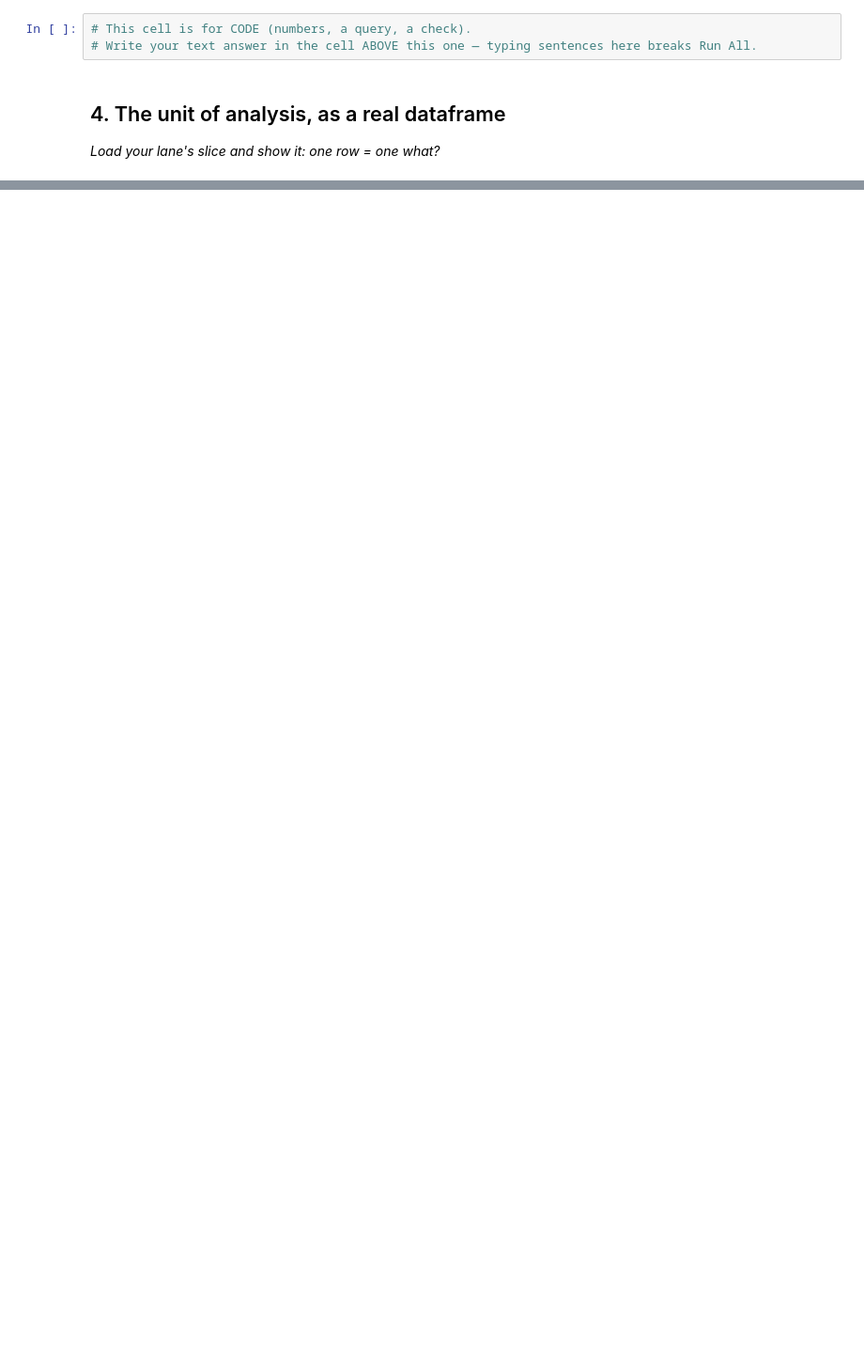
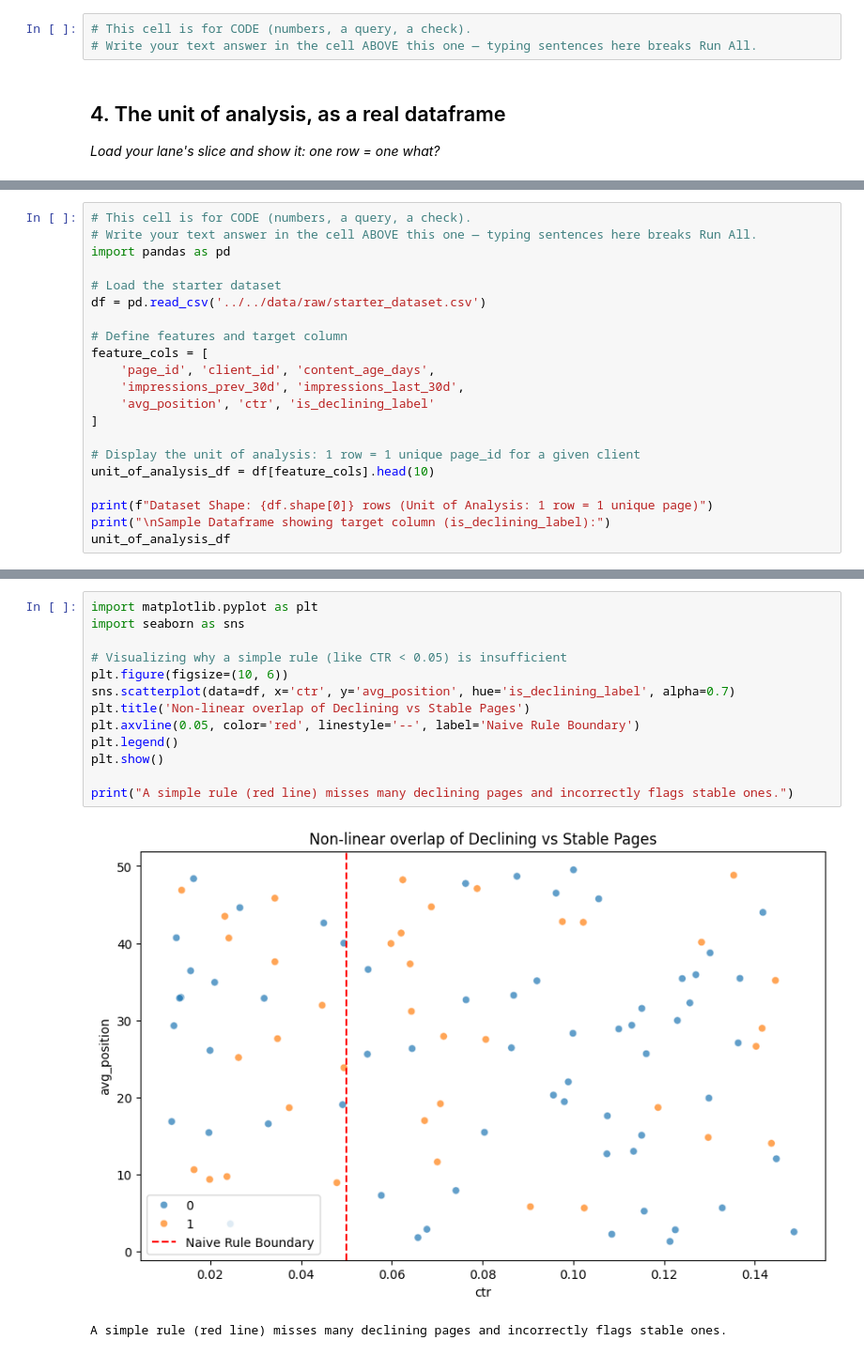
Before and after one commit to AliAtayyab/flyrank-ml-internship, a Jupyter notebook: work/notebooks/w02_ml_task_framing.ipynb, the cells around one changed output, grey strips where cells are left out. Shown at 94% size. Saved outputs shown, nothing was run; the diff lists cells and outputs as text; blank space fills up the shorter version.

```diff
--- a/work/notebooks/w02_ml_task_framing.ipynb
+++ b/work/notebooks/w02_ml_task_framing.ipynb
@@ -43,0 +72,21 @@ This skeleton is yours to fill. Work the sections **in order** — each one has
+# %%
+# This cell is for CODE (numbers, a query, a check).
+# Write your text answer in the cell ABOVE this one — typing sentences here breaks Run All.
+import pandas as pd
+
+# Load the starter dataset
+df = pd.read_csv('../../data/raw/starter_dataset.csv')
+
+# Define features and target column
+feature_cols = [
+    'page_id', 'client_id', 'content_age_days',
+    'impressions_prev_30d', 'impressions_last_30d',
+    'avg_position', 'ctr', 'is_declining_label'
+]
+
+# Display the unit of analysis: 1 row = 1 unique page_id for a given client
+unit_of_analysis_df = df[feature_cols].head(10)
+
+print(f"Dataset Shape: {df.shape[0]} rows (Unit of Analysis: 1 row = 1 unique page)")
+print("\nSample Dataframe showing target column (is_declining_label):")
+unit_of_analysis_df
@@ -44,3 +119,19 @@ This skeleton is yours to fill. Work the sections **in order** — each one has
+# %%
+import matplotlib.pyplot as plt
+import seaborn as sns
+
+# Visualizing why a simple rule (like CTR < 0.05) is insufficient
+plt.figure(figsize=(10, 6))
+sns.scatterplot(data=df, x='ctr', y='avg_position', hue='is_declining_label', alpha=0.7)
+plt.title('Non-linear overlap of Declining vs Stable Pages')
+plt.axvline(0.05, color='red', linestyle='--', label='Naive Rule Boundary')
+plt.legend()
+plt.show()
+
+print("A simple rule (red line) misses many declining pages and incorrectly flags stable ones.")
+# %% [output]
+[figure, added]
+A simple rule (red line) misses many declining pages and incorrectly flags stable ones.
 # %% [markdown]
 ## Self-check
 
```
Also changed, not shown: parts of 12 cells of this notebook.
